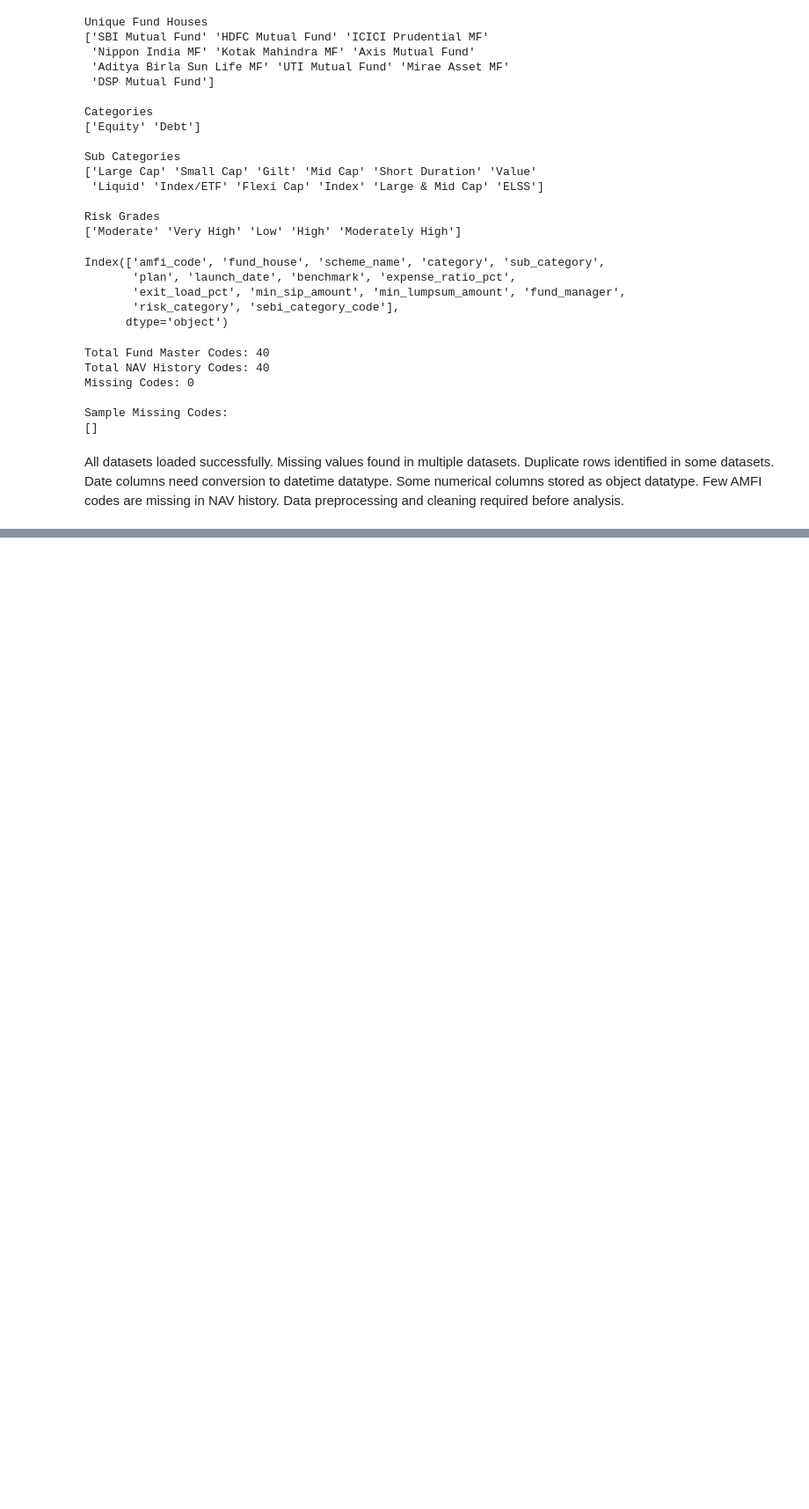
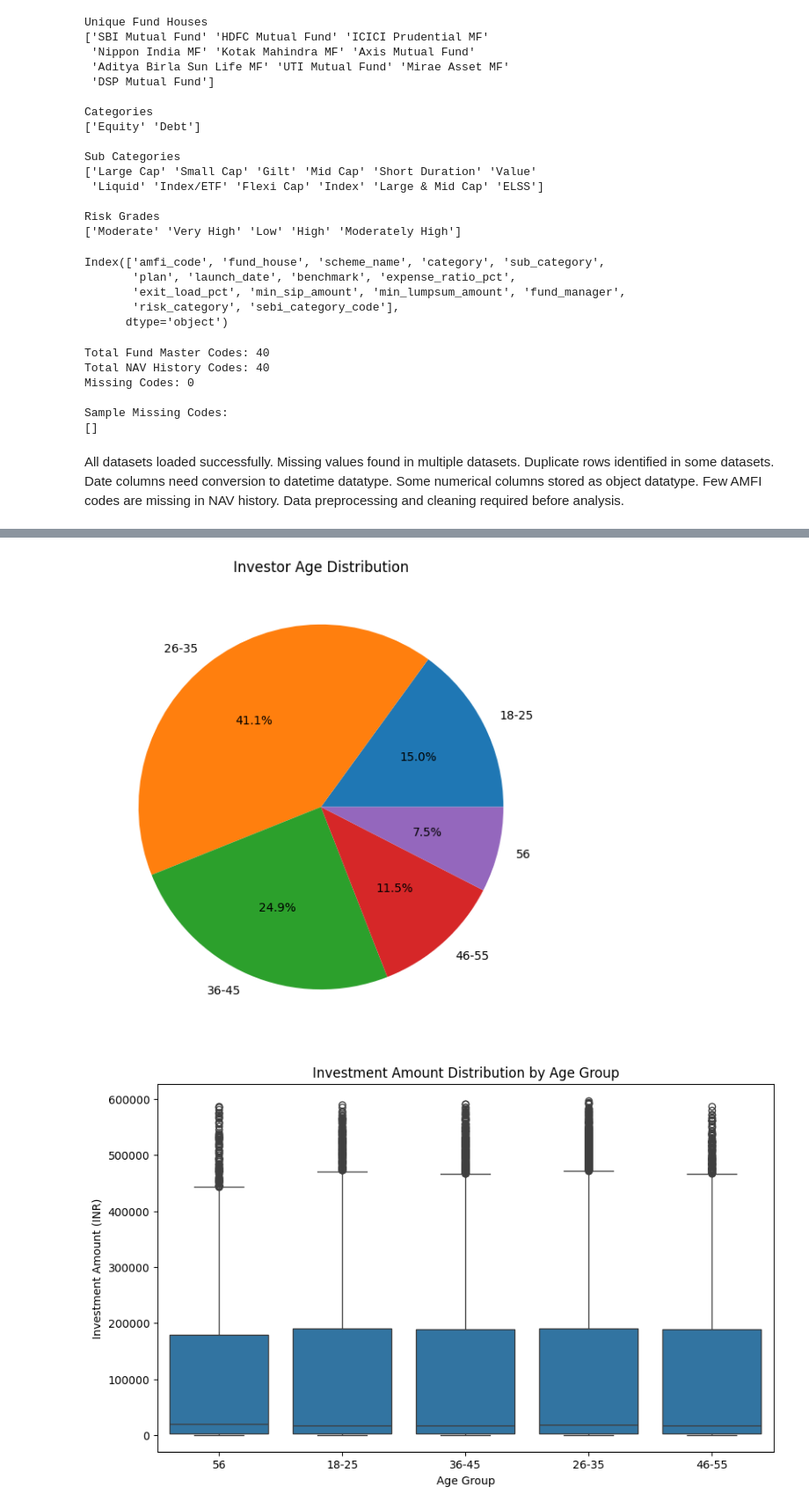
Before and after one commit to chitranjansahu00298-droid/mutual_fund_analysis, a Jupyter notebook: notebooks/day1_data_ingestion.ipynb, the cells around one changed output, grey strips where cells are left out. Shown at 88% size. Drawn from its saved outputs; the diff is of its cells as text; code cells hidden in the pictures; blank space fills up the shorter version.

```diff
--- a/notebooks/day1_data_ingestion.ipynb
+++ b/notebooks/day1_data_ingestion.ipynb
@@ -268,0 +566,53 @@ Data preprocessing and cleaning required before analysis.
+# %%
+investor = loaded_data['investor_transactions']
+
+age_data = investor.groupby(
+    'age_group'
+)['amount_inr'].count()
+
+plt.figure(figsize=(7,7))
+
+plt.pie(
+    age_data,
+    labels=age_data.index,
+    autopct='%1.1f%%'
+)
+
+plt.title("Investor Age Distribution")
+
+plt.show()
+
+plt.figure(figsize=(10,6))
+
+sns.boxplot(
+    data=investor,
+    x='age_group',
+    y='amount_inr'
+)
+
+plt.title("Investment Amount Distribution by Age Group")
+
+plt.xlabel("Age Group")
+
+plt.ylabel("Investment Amount (INR)")
+
+plt.show()
+
+gender_data = investor.groupby(
+    'gender'
+)['amount_inr'].count()
+
+plt.figure(figsize=(6,6))
+
+plt.pie(
+    gender_data,
+    labels=gender_data.index,
+    autopct='%1.1f%%'
+)
+
+plt.title("Gender-wise Investor Split")
+
+plt.show()
+# %% [output]
+[figure, added]
+[figure, added]
```
Also changed, not shown: parts of 22 cells of this notebook, 12 other files.
